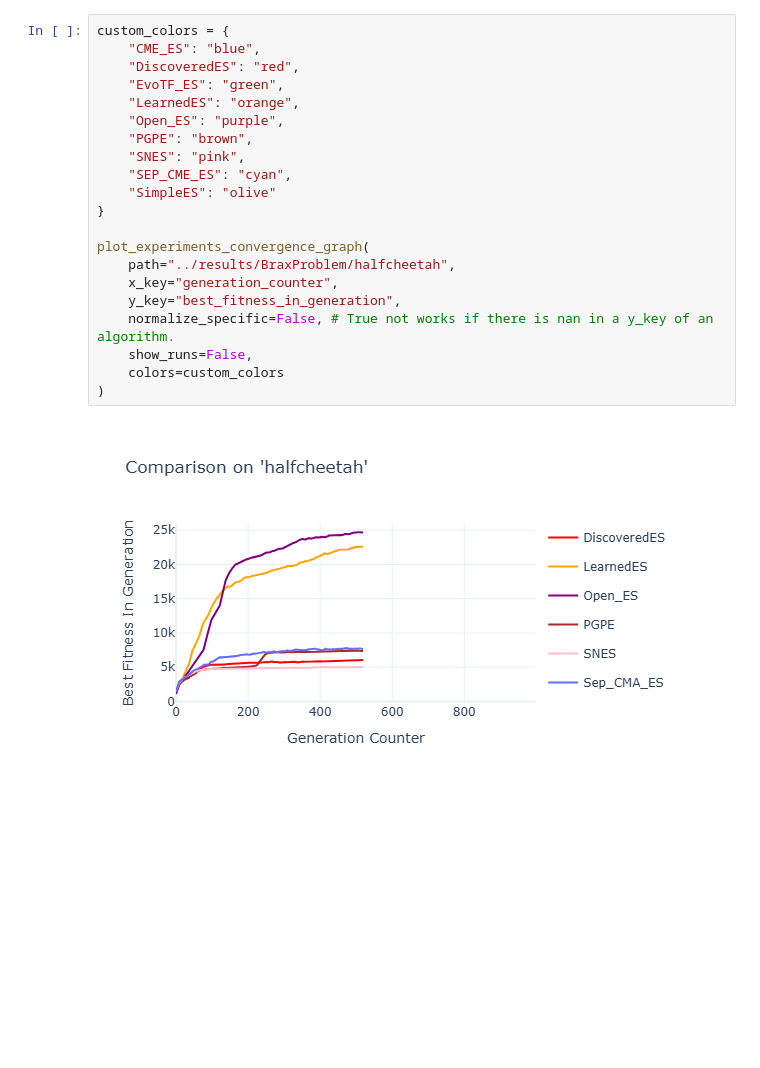
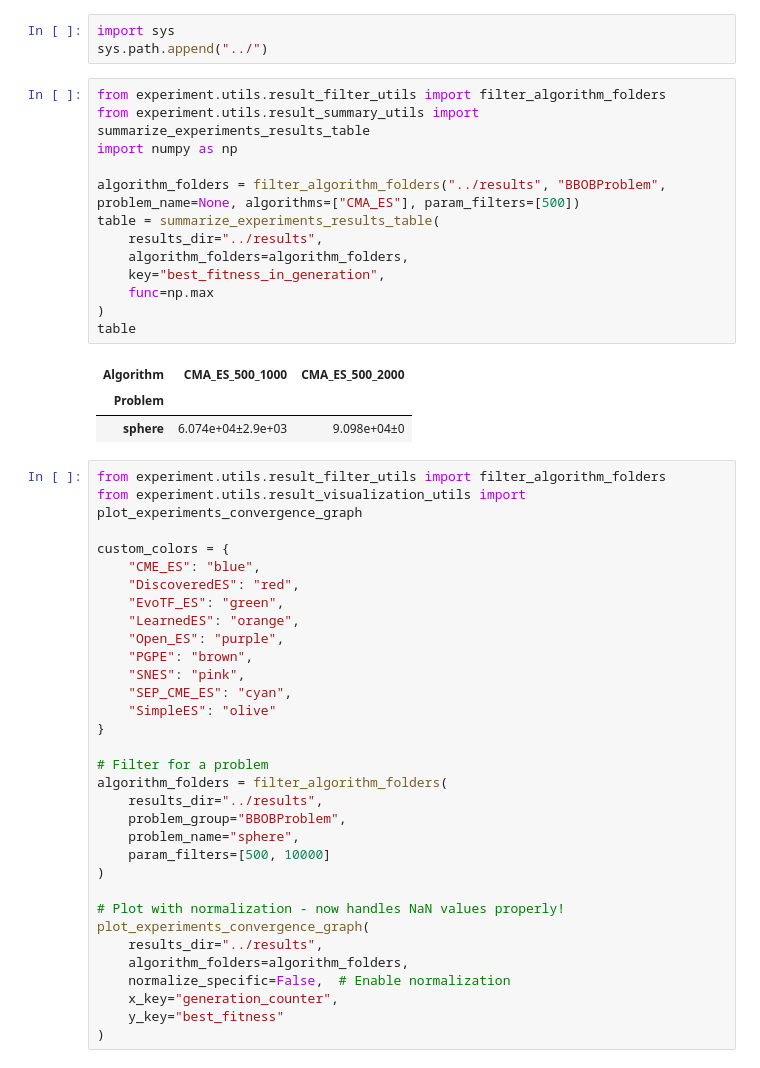
Before and after one commit to ronedr/evolution-strategy-baselines-comparison, a Jupyter notebook: running_algorithms_main/experiment_reporting.ipynb, the cells around one changed output. Saved outputs shown, nothing was run; the diff lists cells and outputs as text; blank space fills up the shorter version.

Commit message:
feat: Introduce experiment result visualization, filtering, and summarization utilities, add an example summary table and a reporting notebook, and update dependencies.

```diff
--- a/running_algorithms_main/experiment_reporting.ipynb
+++ b/running_algorithms_main/experiment_reporting.ipynb
@@ -465,23 +1,52 @@ def plot_experiments_convergence_graph(
-# %%
-custom_colors = {
-    "CME_ES": "blue",
-    "DiscoveredES": "red",
-    "EvoTF_ES": "green",
-    "LearnedES": "orange",
-    "Open_ES": "purple",
-    "PGPE": "brown",
-    "SNES": "pink",
-    "SEP_CME_ES": "cyan",
-    "SimpleES": "olive"
-}
-
-plot_experiments_convergence_graph(
-    path="../results/BraxProblem/halfcheetah",
-    x_key="generation_counter",
-    y_key="best_fitness_in_generation",
-    normalize_specific=False, # True not works if there is nan in a y_key of an algorithm.
-    show_runs=False,
-    colors=custom_colors
-)
-# %% [output]
-[figure, removed]
+# %%
+import sys
+sys.path.append("../")
+# %%
+from experiment.utils.result_filter_utils import filter_algorithm_folders
+from experiment.utils.result_summary_utils import summarize_experiments_results_table
+import numpy as np
+
+algorithm_folders = filter_algorithm_folders("../results", "BBOBProblem", problem_name=None, algorithms=["CMA_ES"], param_filters=[500])
+table = summarize_experiments_results_table(
+    results_dir="../results",
+    algorithm_folders=algorithm_folders,
+    key="best_fitness_in_generation",
+    func=np.max
+)
+table
+# %% [output]
+| Algorithm | CMA_ES_500_1000 | CMA_ES_500_2000 |
+| Problem |  |  |
+| sphere | 6.074e+04±2.9e+03 | 9.098e+04±0 |
+# %%
+from experiment.utils.result_filter_utils import filter_algorithm_folders
+from experiment.utils.result_visualization_utils import plot_experiments_convergence_graph
+
+custom_colors = {
+    "CME_ES": "blue",
+    "DiscoveredES": "red",
+    "EvoTF_ES": "green",
+    "LearnedES": "orange",
+    "Open_ES": "purple",
+    "PGPE": "brown",
+    "SNES": "pink",
+    "SEP_CME_ES": "cyan",
+    "SimpleES": "olive"
+}
+
+# Filter for a problem
+algorithm_folders = filter_algorithm_folders(
+    results_dir="../results",
+    problem_group="BBOBProblem",
+    problem_name="sphere",
+    param_filters=[500, 10000]
+)
+
+# Plot with normalization - now handles NaN values properly!
+plot_experiments_convergence_graph(
+    results_dir="../results",
+    algorithm_folders=algorithm_folders,
+    normalize_specific=False,  # Enable normalization
+    x_key="generation_counter",
+    y_key="best_fitness"
+)
```
Also changed, not shown: parts of 3 cells of this notebook, 6 other files.
